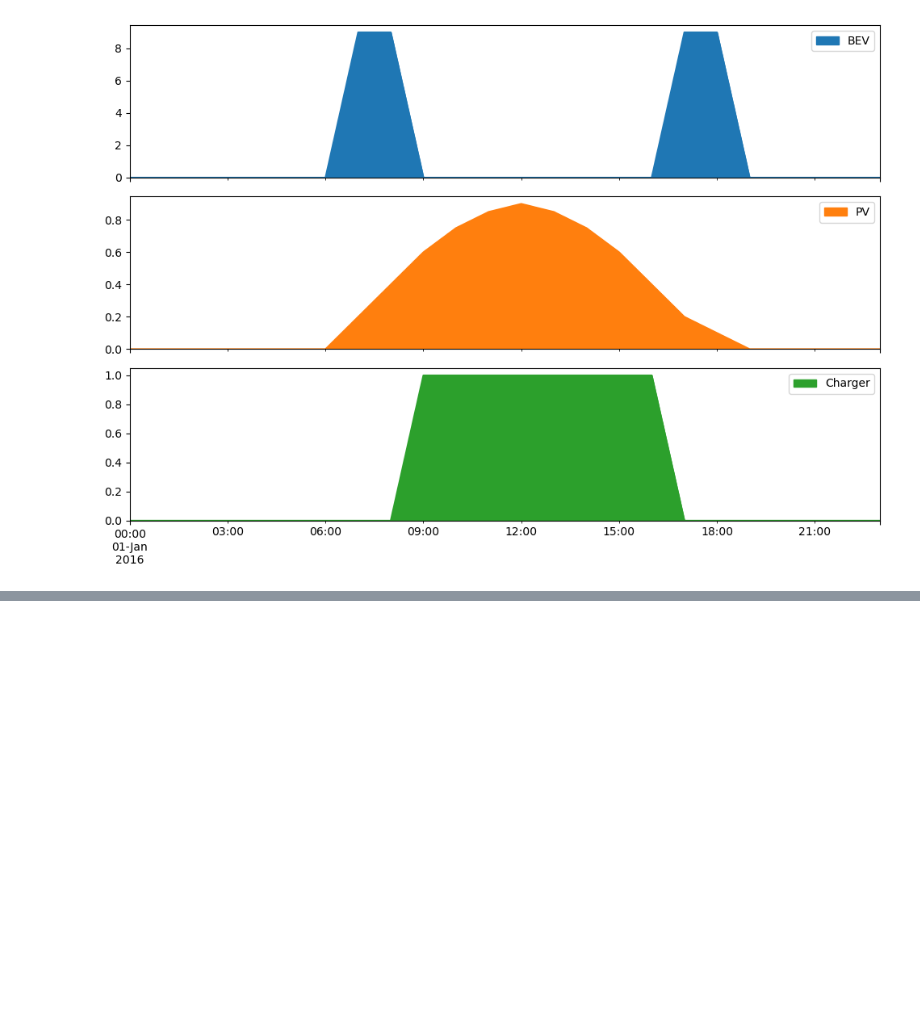
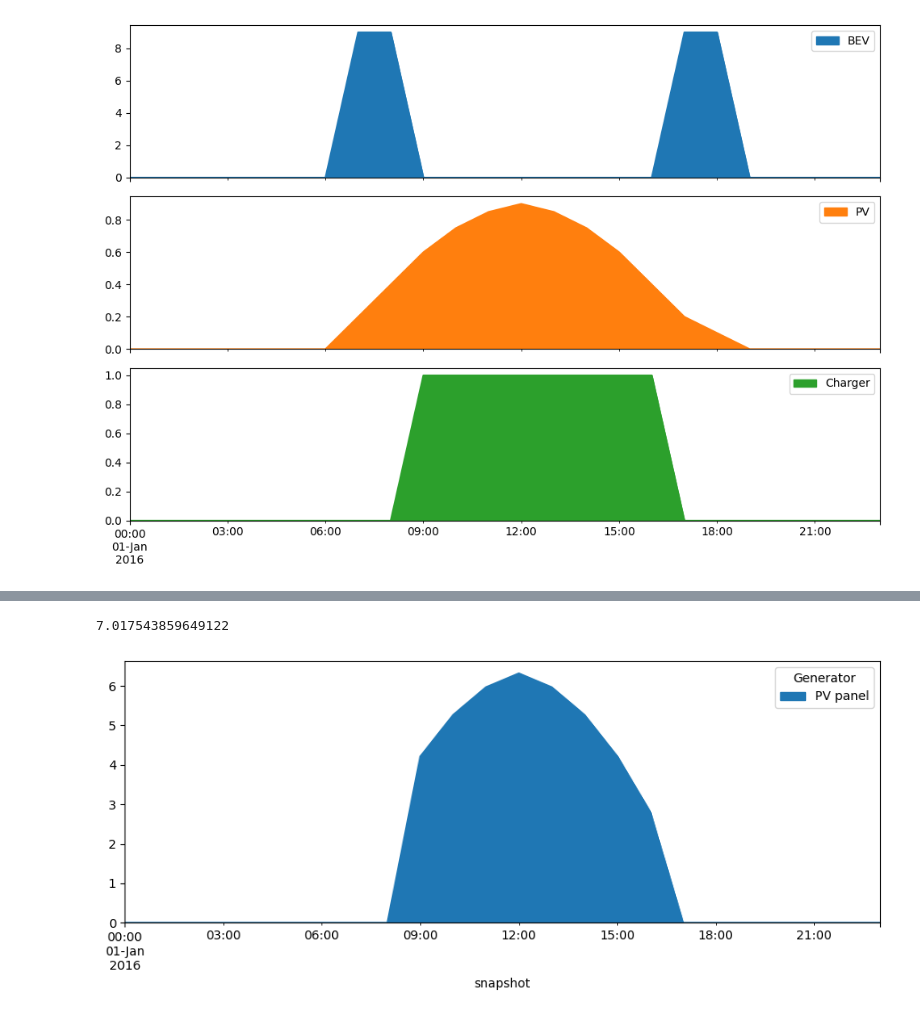
Before and after one commit to eddiesholl/gridsim, a Jupyter notebook: pypsa.ipynb, the cells around one changed output, grey strips where cells are left out. Drawn from its saved outputs; the diff is of its cells as text; code cells hidden in the pictures; blank space fills up the shorter version.

```diff
--- a/pypsa.ipynb
+++ b/pypsa.ipynb
@@ -29,3 +29,34 @@ df.plot.area(subplots=True, figsize=(10, 7))
 plt.tight_layout()
 # %% [output]
 [figure]
+# %%
+network = pypsa.Network()
+network.set_snapshots(index)
+
+network.add("Bus", "place of work", carrier="AC")
+
+network.add("Bus", "battery", carrier="Li-ion")
+
+network.add(
+    "Generator",
+    "PV panel",
+    bus="place of work",
+    p_nom_extendable=True,
+    p_max_pu=pv_pu,
+    capital_cost=1000.0,
+)
+
+network.add("Load", "driving", bus="battery", p_set=bev_usage)
+
+network.add(
+    "Link",
+    "charger",
+    bus0="place of work",
+    bus1="battery",
+    p_nom=120,  # super-charger with 120 kW
+    p_max_pu=charger_p_max_pu,
+    efficiency=0.9,
+)
+
+
+network.add("Store", "battery storage", bus="battery", e_cyclic=True, e_nom=100.0)
@@ -31,0 +101,9 @@ plt.tight_layout()
+# %%
+network.generators.p_nom_opt["PV panel"]
+# %% [output]
+7.017543859649122
+# %%
+network.generators_t.p.plot.area(figsize=(9, 4))
+plt.tight_layout()
+# %% [output]
+[figure, added]
```
Also changed, not shown: parts of 4 cells of this notebook, 2 other files.
